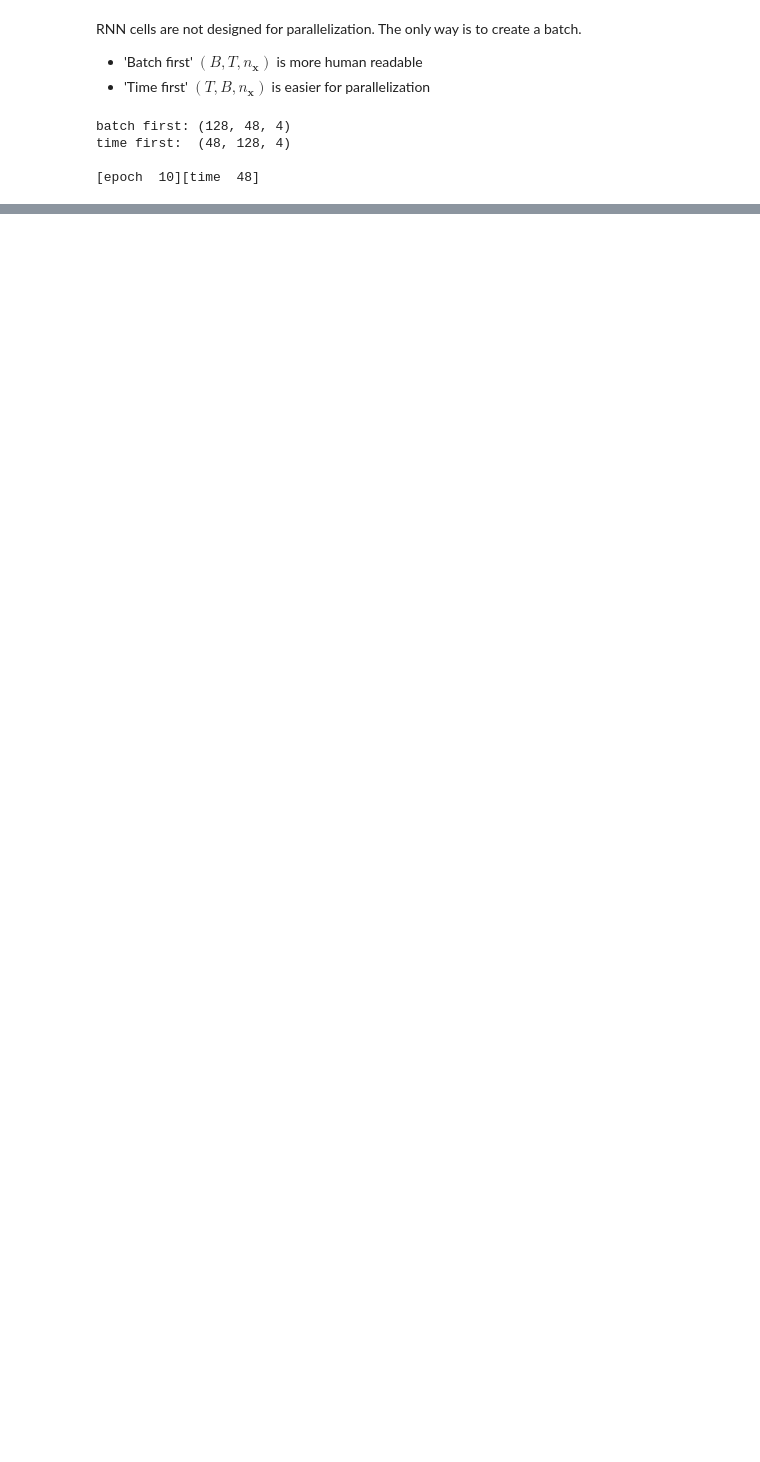
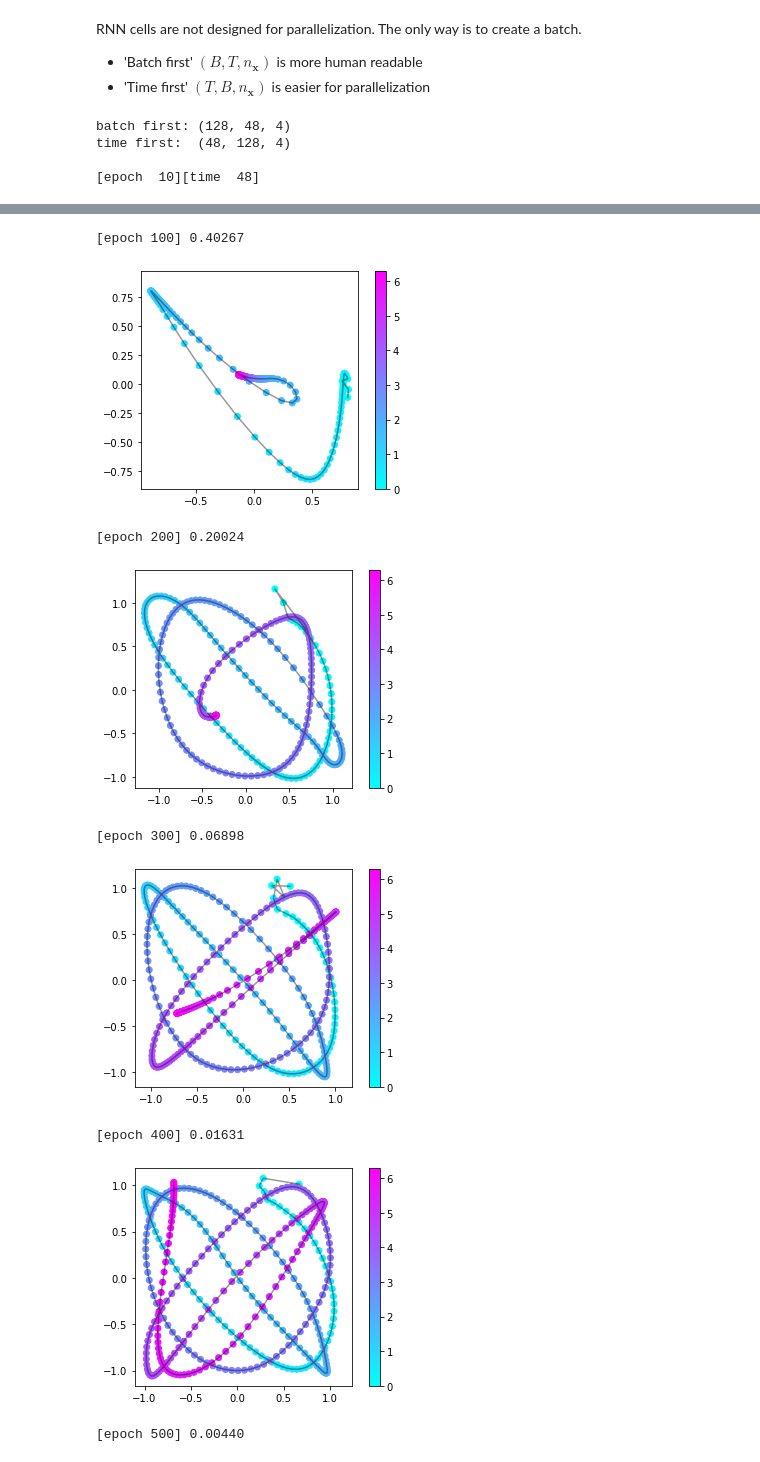
Before and after one commit to ohshane/google-ml-bootcamp-2023, a Jupyter notebook: Coursera/05-RecurrentNeuralNetworks/Week01.ipynb, the cells around one changed output, grey strips where cells are left out. Saved outputs shown, nothing was run; the diff lists cells and outputs as text; code cells hidden in the pictures; blank space fills up the shorter version.

```diff
--- a/Coursera/05-RecurrentNeuralNetworks/Week01.ipynb
+++ b/Coursera/05-RecurrentNeuralNetworks/Week01.ipynb
@@ -614,0 +908,46 @@ $$
+# %%
+model = DeepRNN()
+
+criterion = nn.MSELoss()
+optimizer = optim.SGD(model.parameters(), lr=.01, momentum=0.9)
+
+dataset = CustomDataset(seq_length=8, offset=1)
+dataloader = DataLoader(dataset, batch_size=16, shuffle=True)
+
+model.train()
+for e in range(500):
+    running_loss = 0
+    for b, (x_batched, y_batched) in enumerate(dataloader):
+        optimizer.zero_grad()
+
+        # Forward pass
+        y_hat = model(x_batched)
+        loss = criterion(y_hat, y_batched)
+
+        # Backward pass and optimization
+        loss.backward()
+        optimizer.step()
+
+        running_loss += loss.item()
+        print(f"[epoch {e+1:>3}] {running_loss/(b+1):.5f}", end='\r')
+
+    if e % 100 == 99:
+        with torch.no_grad():
+            y_pred = model(x.reshape(1, -1, 1))
+            y_pred = y_pred.detach().numpy()
+            plt.plot(*y_pred.T, c='black', alpha=.4)
+            plt.scatter(*y_pred.T, marker='o', c=x, cmap='cool')
+            plt.axis('equal')
+            plt.axis('square')
+            plt.colorbar()
+            plt.show()
+# %% [output]
+[epoch 100] 0.40267
+[figure, added]
+[epoch 200] 0.20024
+[figure, added]
+[epoch 300] 0.06898
+[figure, added]
+[epoch 400] 0.01631
+[figure, added]
+[epoch 500] 0.00440
```
Also changed, not shown: parts of 13 cells of this notebook, 2 other files.
